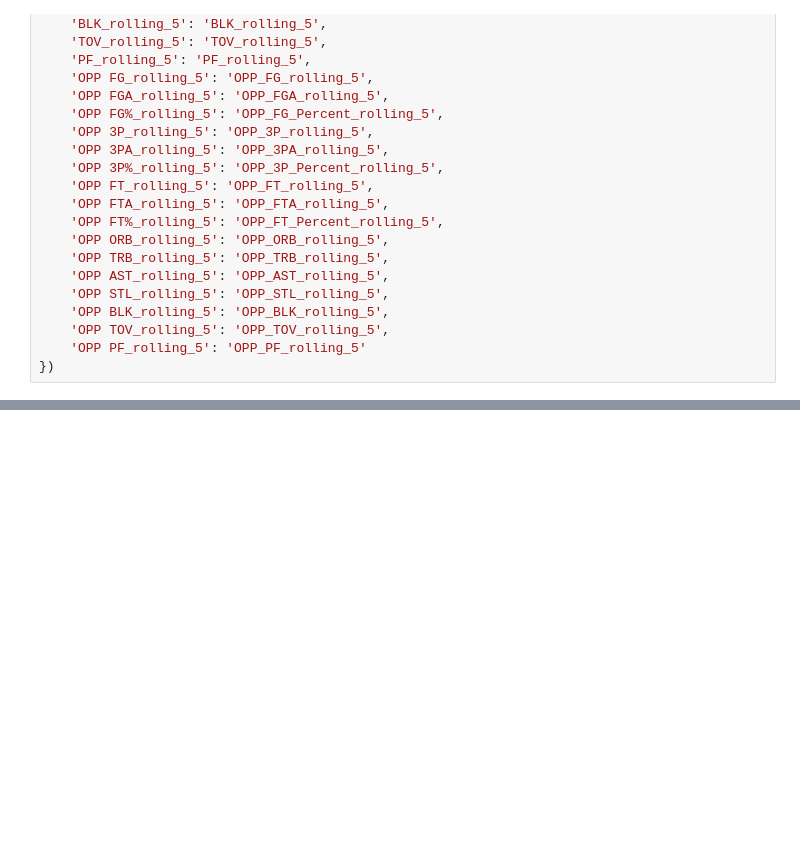
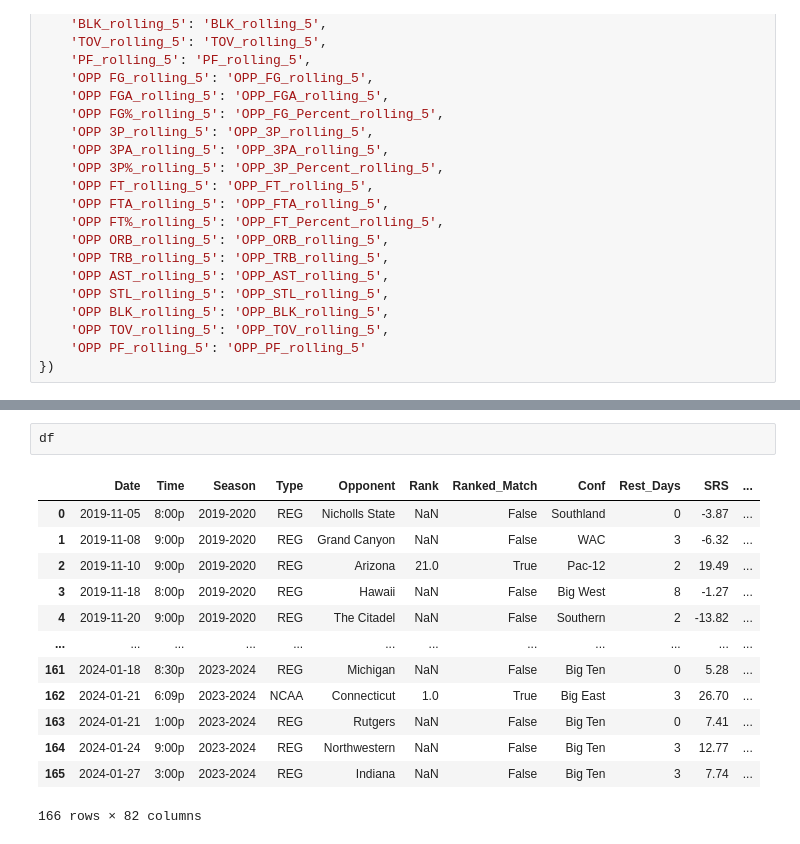
Before and after one commit to UIUC-DSC/team-townies-fa24, a Jupyter notebook: Modeling.ipynb, the cells around one changed output, grey strips where cells are left out. Cells and saved outputs as stored; diff of their text form; blank space fills up the shorter version.

```diff
--- a/Modeling.ipynb
+++ b/Modeling.ipynb
@@ -232,0 +149,16 @@ plt.show()
+# %%
+df
+# %% [output]
+|  | Date | Time | Season | Type | Opponent | Rank | Ranked_Match | Conf | Rest_Days | SRS | ... |
+| 0 | 2019-11-05 | 8:00p | 2019-2020 | REG | Nicholls State | NaN | False | Southland | 0 | -3.87 | ... |
+| 1 | 2019-11-08 | 9:00p | 2019-2020 | REG | Grand Canyon | NaN | False | WAC | 3 | -6.32 | ... |
+| 2 | 2019-11-10 | 9:00p | 2019-2020 | REG | Arizona | 21.0 | True | Pac-12 | 2 | 19.49 | ... |
+| 3 | 2019-11-18 | 8:00p | 2019-2020 | REG | Hawaii | NaN | False | Big West | 8 | -1.27 | ... |
+| 4 | 2019-11-20 | 9:00p | 2019-2020 | REG | The Citadel | NaN | False | Southern | 2 | -13.82 | ... |
+| ... | ... | ... | ... | ... | ... | ... | ... | ... | ... | ... | ... |
+| 161 | 2024-01-18 | 8:30p | 2023-2024 | REG | Michigan | NaN | False | Big Ten | 0 | 5.28 | ... |
+| 162 | 2024-01-21 | 6:09p | 2023-2024 | NCAA | Connecticut | 1.0 | True | Big East | 3 | 26.70 | ... |
+| 163 | 2024-01-21 | 1:00p | 2023-2024 | REG | Rutgers | NaN | False | Big Ten | 0 | 7.41 | ... |
+| 164 | 2024-01-24 | 9:00p | 2023-2024 | REG | Northwestern | NaN | False | Big Ten | 3 | 12.77 | ... |
+| 165 | 2024-01-27 | 3:00p | 2023-2024 | REG | Indiana | NaN | False | Big Ten | 3 | 7.74 | ... |
+166 rows × 82 columns
```
Also changed, not shown: parts of 16 cells of this notebook, 1 other file.
